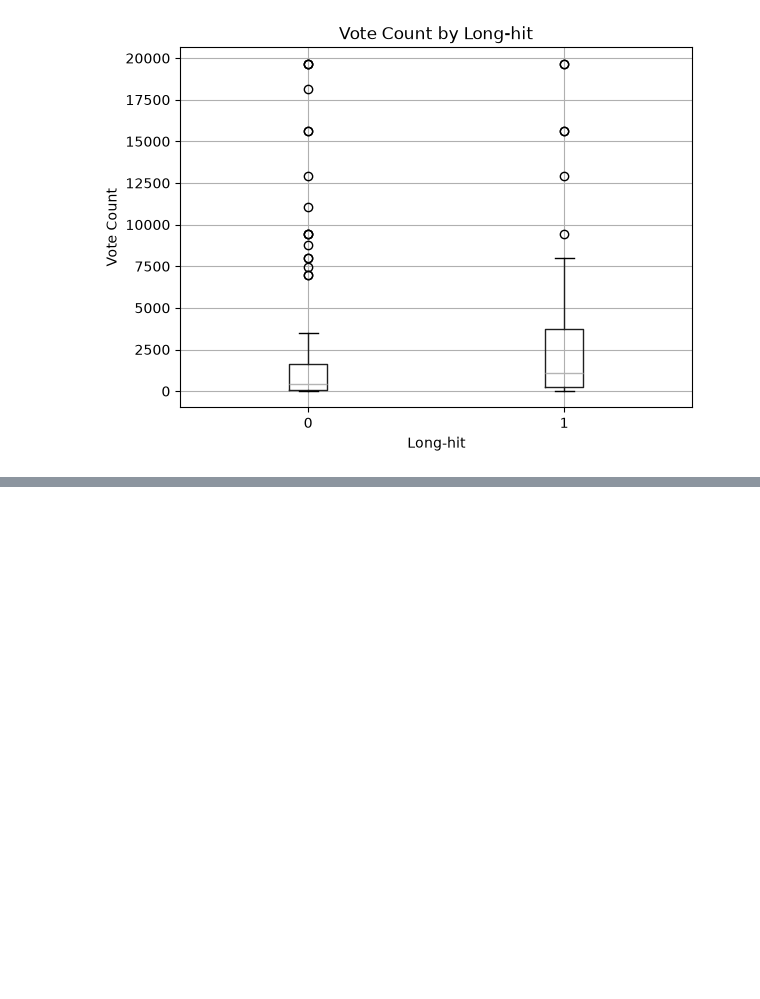
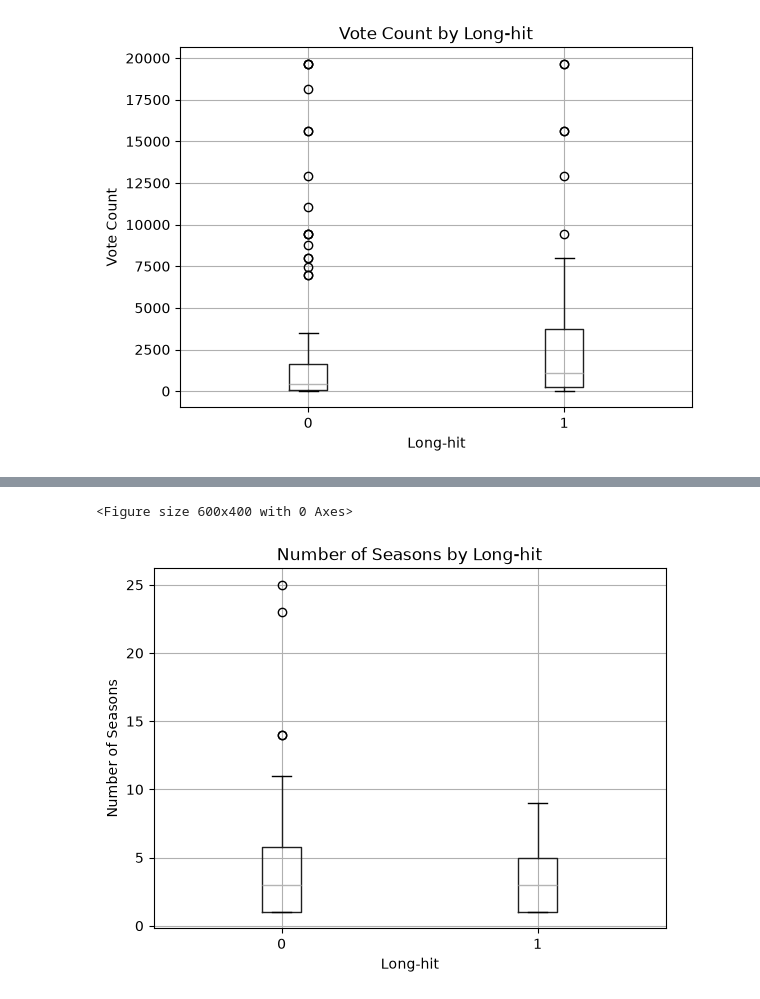
Before and after one commit to yryang101/netflix-game-ip-content-strategy, a Jupyter notebook: notebooks/03_netflix_tmdb_eda.ipynb, the cells around one changed output, grey strips where cells are left out. Cells and saved outputs as stored; diff of their text form; code cells hidden in the pictures; blank space fills up the shorter version.

```diff
--- a/notebooks/03_netflix_tmdb_eda.ipynb
+++ b/notebooks/03_netflix_tmdb_eda.ipynb
@@ -868,0 +923,19 @@ plt.show()
+# %%
+# 장기흥행 여부별 시즌 수 분포를 박스플롯으로 비교
+
+plt.figure(figsize=(6, 4))
+
+merged_df.boxplot(
+    column="number_of_seasons",
+    by="long_hit"
+)
+
+plt.title("Number of Seasons by Long-hit")
+plt.suptitle("")
+plt.xlabel("Long-hit")
+plt.ylabel("Number of Seasons")
+
+plt.show()
+# %% [output]
+<Figure size 600x400 with 0 Axes>
+[figure, added]
```
Also changed, not shown: parts of 6 cells of this notebook.
